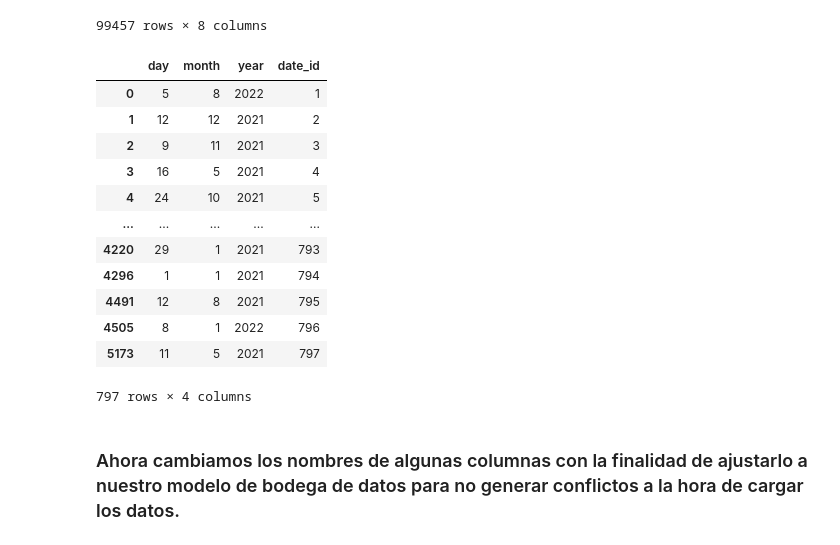
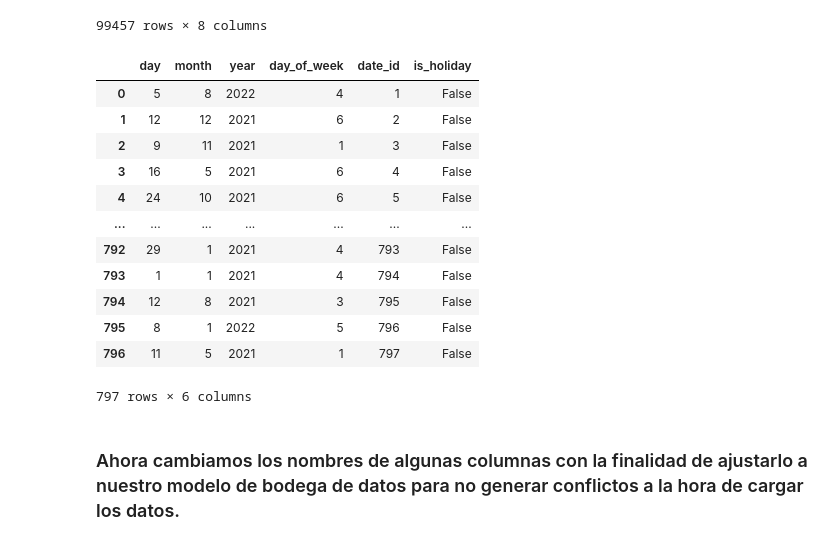
Before and after one commit to SebastianGomez5/etl-shopping-analytics, a Jupyter notebook: etl_pipeline/ETLProyecto.ipynb, the cells around one changed output. Cells and saved outputs as stored; diff of their text form; code cells hidden in the pictures.

```diff
--- a/etl_pipeline/ETLProyecto.ipynb
+++ b/etl_pipeline/ETLProyecto.ipynb
@@ -315,6 +380,8 @@ dim_date = dim_date.drop_duplicates()
 dim_date['day'] = dim_date['invoice_date'].dt.day
 dim_date['month'] = dim_date['invoice_date'].dt.month
 dim_date['year'] = dim_date['invoice_date'].dt.year
+# día de la semana (0 = Lunes, 6 = Domingo)
+dim_date['day_of_week'] = dim_date['invoice_date'].dt.dayofweek
 dim_date['date_id'] = range(1, len(dim_date) + 1)
 dim_date
 # %% [output]
@@ -366,22 +433,26 @@ df_star
 | 99456 | I232867 | C273973 | 3 | 105.57 | 29 | 6 | 1 | ... |
 99457 rows × 8 columns
 # %%
+
+
+dim_date['is_holiday'] = False
 dim_date = dim_date.drop(columns=['invoice_date'])
+dim_date.reset_index(  inplace=True, drop=True)
 dim_date
 # %% [output]
-|  | day | month | year | date_id |
-| 0 | 5 | 8 | 2022 | 1 |
-| 1 | 12 | 12 | 2021 | 2 |
-| 2 | 9 | 11 | 2021 | 3 |
-| 3 | 16 | 5 | 2021 | 4 |
-| 4 | 24 | 10 | 2021 | 5 |
-| ... | ... | ... | ... | ... |
-| 4220 | 29 | 1 | 2021 | 793 |
-| 4296 | 1 | 1 | 2021 | 794 |
-| 4491 | 12 | 8 | 2021 | 795 |
-| 4505 | 8 | 1 | 2022 | 796 |
-| 5173 | 11 | 5 | 2021 | 797 |
+|  | day | month | year | day_of_week | date_id | is_holiday |
+| 0 | 5 | 8 | 2022 | 4 | 1 | False |
+| 1 | 12 | 12 | 2021 | 6 | 2 | False |
+| 2 | 9 | 11 | 2021 | 1 | 3 | False |
+| 3 | 16 | 5 | 2021 | 6 | 4 | False |
+| 4 | 24 | 10 | 2021 | 6 | 5 | False |
+| ... | ... | ... | ... | ... | ... | ... |
+| 792 | 29 | 1 | 2021 | 4 | 793 | False |
+| 793 | 1 | 1 | 2021 | 4 | 794 | False |
+| 794 | 12 | 8 | 2021 | 3 | 795 | False |
+| 795 | 8 | 1 | 2022 | 5 | 796 | False |
+| 796 | 11 | 5 | 2021 | 1 | 797 | False |
-797 rows × 4 columns
+797 rows × 6 columns
 # %% [markdown]
 ### Ahora cambiamos los nombres de algunas columnas con la finalidad de ajustarlo a nuestro modelo de bodega de datos para no generar conflictos a la hora de cargar los datos.
 # %%
```
Also changed, not shown: parts of 10 cells of this notebook, 2 other files.
